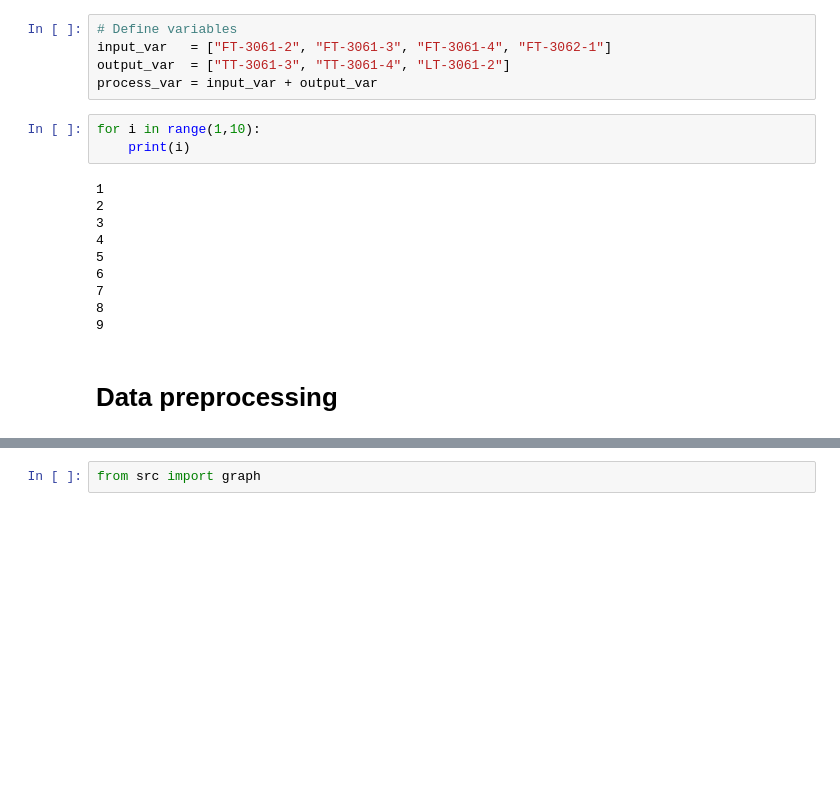
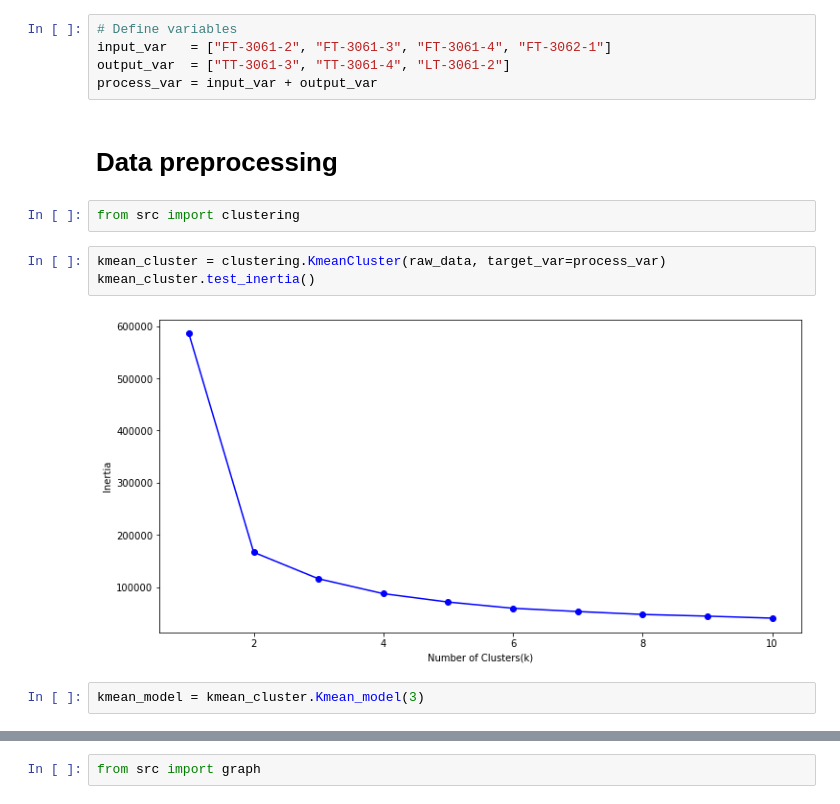
Before and after one commit to pseokyoung/22_Dual_Attention, a Jupyter notebook: main.ipynb, the cells around one changed output, grey strips where cells are left out. Drawn from its saved outputs; the diff is of its cells as text; blank space fills up the shorter version.

```diff
--- a/main.ipynb
+++ b/main.ipynb
@@ -49,18 +49,14 @@ None
 input_var   = ["FT-3061-2", "FT-3061-3", "FT-3061-4", "FT-3062-1"]
 output_var  = ["TT-3061-3", "TT-3061-4", "LT-3061-2"]
 process_var = input_var + output_var
-# %%
-for i in range(1,10):
-    print(i)
-# %% [output]
-1
-2
-3
-4
-5
-6
-7
-8
-9
 # %% [markdown]
 # Data preprocessing
+# %%
+from src import clustering
+# %%
+kmean_cluster = clustering.KmeanCluster(raw_data, target_var=process_var)
+kmean_cluster.test_inertia()
+# %% [output]
+[figure, added]
+# %%
+kmean_model = kmean_cluster.Kmean_model(3)
```
Also changed, not shown: parts of 2 cells of this notebook.
